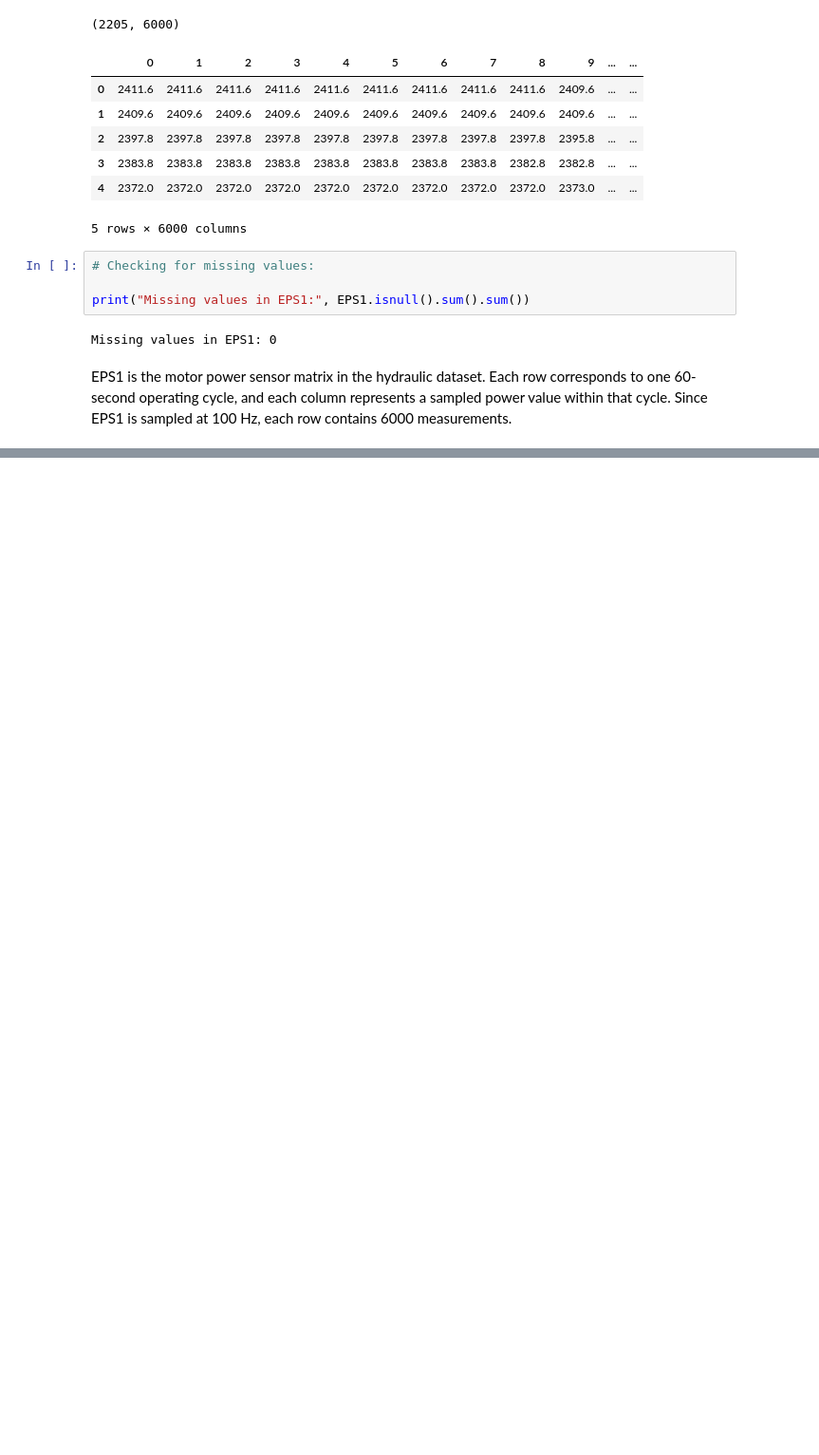
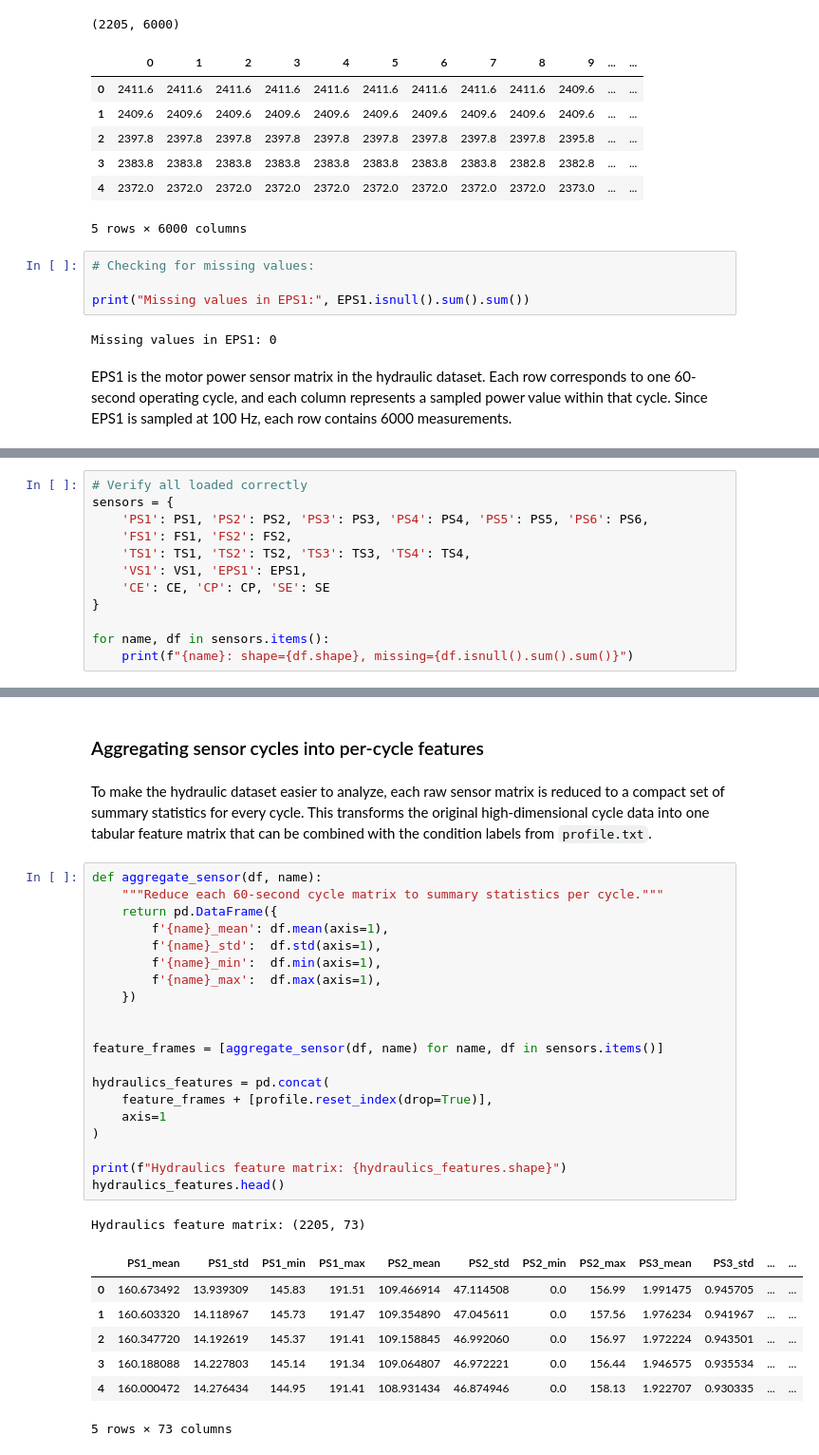
Before and after one commit to Vanya2307/Predictive-Maintenance-Fluid-Systems, a Jupyter notebook: notebooks/01_data_loading_and_cleaning.ipynb, the cells around one changed output, grey strips where cells are left out. Shown at 95% size. Saved outputs shown, nothing was run; the diff lists cells and outputs as text; blank space fills up the shorter version.

```diff
--- a/notebooks/01_data_loading_and_cleaning.ipynb
+++ b/notebooks/01_data_loading_and_cleaning.ipynb
@@ -400,0 +446,12 @@ EPS1 is the motor power sensor matrix in the hydraulic dataset. Each row corresp
+# %%
+# Verify all loaded correctly
+sensors = {
+    'PS1': PS1, 'PS2': PS2, 'PS3': PS3, 'PS4': PS4, 'PS5': PS5, 'PS6': PS6,
+    'FS1': FS1, 'FS2': FS2,
+    'TS1': TS1, 'TS2': TS2, 'TS3': TS3, 'TS4': TS4,
+    'VS1': VS1, 'EPS1': EPS1,
+    'CE': CE, 'CP': CP, 'SE': SE
+}
+
+for name, df in sensors.items():
+    print(f"{name}: shape={df.shape}, missing={df.isnull().sum().sum()}")
@@ -400,0 +476,33 @@ EPS1 is the motor power sensor matrix in the hydraulic dataset. Each row corresp
+# %% [markdown]
+### Aggregating sensor cycles into per-cycle features
+# %% [markdown]
+To make the hydraulic dataset easier to analyze, each raw sensor matrix is reduced to a compact set of summary statistics for every cycle. This transforms the original high-dimensional cycle data into one tabular feature matrix that can be combined with the condition labels from `profile.txt`.
+# %%
+def aggregate_sensor(df, name):
+    """Reduce each 60-second cycle matrix to summary statistics per cycle."""
+    return pd.DataFrame({
+        f'{name}_mean': df.mean(axis=1),
+        f'{name}_std':  df.std(axis=1),
+        f'{name}_min':  df.min(axis=1),
+        f'{name}_max':  df.max(axis=1),
+    })
+
+
+feature_frames = [aggregate_sensor(df, name) for name, df in sensors.items()]
+
+hydraulics_features = pd.concat(
+    feature_frames + [profile.reset_index(drop=True)],
+    axis=1
+)
+
+print(f"Hydraulics feature matrix: {hydraulics_features.shape}")
+hydraulics_features.head()
+# %% [output]
+Hydraulics feature matrix: (2205, 73)
+|  | PS1_mean | PS1_std | PS1_min | PS1_max | PS2_mean | PS2_std | PS2_min | PS2_max | PS3_mean | PS3_std | ... | ... |
+| 0 | 160.673492 | 13.939309 | 145.83 | 191.51 | 109.466914 | 47.114508 | 0.0 | 156.99 | 1.991475 | 0.945705 | ... | ... |
+| 1 | 160.603320 | 14.118967 | 145.73 | 191.47 | 109.354890 | 47.045611 | 0.0 | 157.56 | 1.976234 | 0.941967 | ... | ... |
+| 2 | 160.347720 | 14.192619 | 145.37 | 191.41 | 109.158845 | 46.992060 | 0.0 | 156.97 | 1.972224 | 0.943501 | ... | ... |
+| 3 | 160.188088 | 14.227803 | 145.14 | 191.34 | 109.064807 | 46.972221 | 0.0 | 156.44 | 1.946575 | 0.935534 | ... | ... |
+| 4 | 160.000472 | 14.276434 | 144.95 | 191.41 | 108.931434 | 46.874946 | 0.0 | 158.13 | 1.922707 | 0.930335 | ... | ... |
+5 rows × 73 columns
```
Also changed, not shown: parts of 10 cells of this notebook.
